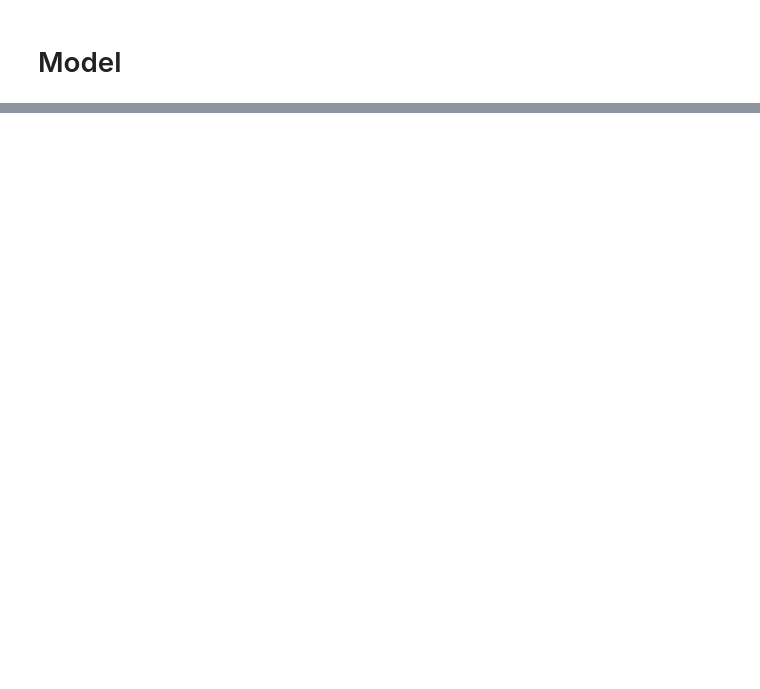
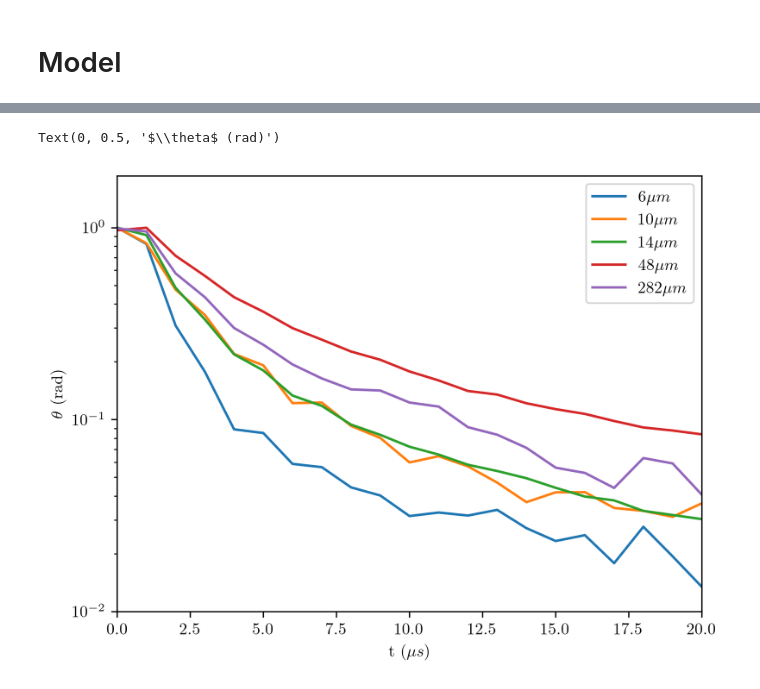
Before and after one commit to 10483/MTP, a Jupyter notebook: Analysis sublengths.ipynb, the cells around one changed output, grey strips where cells are left out. Drawn from its saved outputs; the diff is of its cells as text; code cells hidden in the pictures; blank space fills up the shorter version.

```diff
--- a/Analysis sublengths.ipynb
+++ b/Analysis sublengths.ipynb
@@ -304,0 +378,25 @@ Iteration: 5391 Simtime (us): 500.02179737565365
+# %%
+lengthlist = [5.76/0.04/6, 8.64/0.04/6, 17.2/0.04/6, 223.2/0.04/6, 1.44/0.04/6, 2.4/0.04/6,3.36/0.04/6,11.52/0.04/6,67.68/0.04/6]
+lengthlist = np.sort(lengthlist)
+avg_list = []
+
+alpha=1
+plt.figure()
+for length in lengthlist:
+    df_length = df[np.isclose(df['sublength (um)'],length,atol=0.01)]
+    df_length = df_length[df_length['Q']=='low']
+    avg = np.average(df_length['phase (rad)'].values)
+    if np.sum(avg)>1:
+        plt.plot(avg,label=str(round(length))+r'$\mu m$')#,color='r',alpha=alpha)
+    else:
+        pass
+    alpha-=1/9
+plt.semilogy()
+plt.xlim(0,20)
+plt.ylim(1e-2)
+plt.legend()
+plt.xlabel(r't ($\mu s$)')
+plt.ylabel(r'$\theta$ (rad)')
+# %% [output]
+Text(0, 0.5, '$\\theta$ (rad)')
+[figure, added]
```
Also changed, not shown: parts of 9 cells of this notebook, 12 other files.
